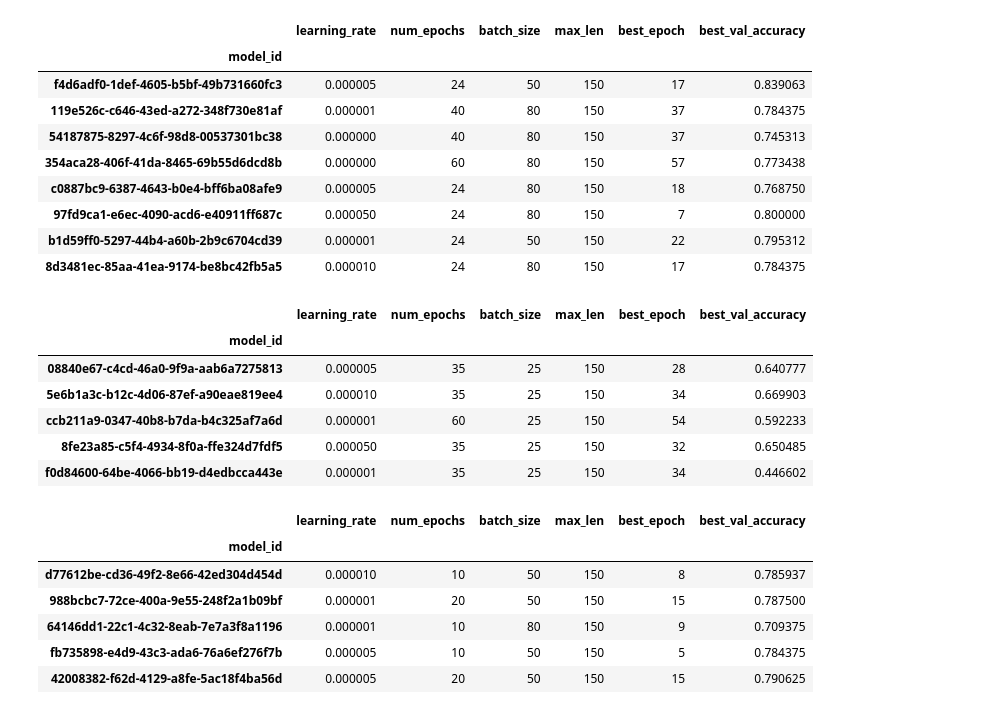
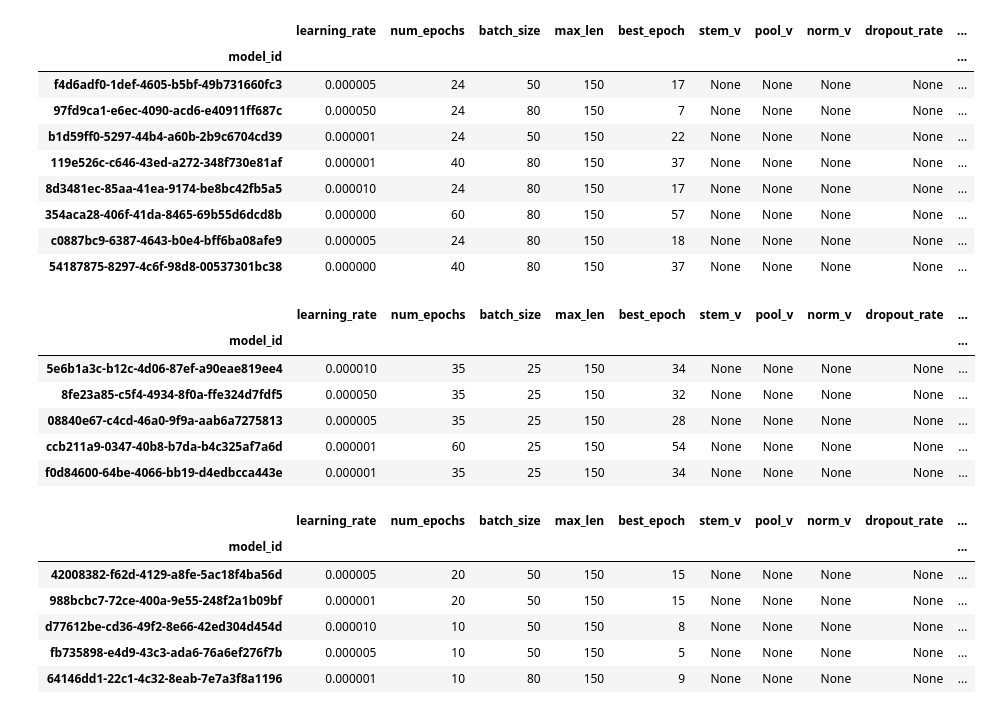
Before and after one commit to raymondfdavey/NLP_ASSESSMENT, a Jupyter notebook: plotting.ipynb, the cells around one changed output. Saved outputs shown, nothing was run; the diff lists cells and outputs as text; code cells hidden in the pictures.

```diff
--- a/plotting.ipynb
+++ b/plotting.ipynb
@@ -30,7 +30,11 @@ def plot(results_dir, graphs=False, confusion_matrix=False):
             epochs = data['hyperparameters'].get('num_epochs', None)
             batch_size = data['hyperparameters'].get('batch_size', None)
             max_len = data['hyperparameters'].get('max_len', None)
-
+            stem_v = data['hyperparameters'].get('stem_v', None)
+            pool_v = data['hyperparameters'].get('pool_v', None)
+            norm_v = data['hyperparameters'].get('norm_v', None)
+            dropout_rate = data['hyperparameters'].get('dropout_rate', None)
+            dr = data['hyperparameters'].get('dropout', None)
 
             row_data = {
                 'model_id': model_id,
@@ -39,6 +43,11 @@ def plot(results_dir, graphs=False, confusion_matrix=False):
                 'batch_size': batch_size,
                 'max_len': max_len,
                 'best_epoch':best_epoch,
+                'stem_v':stem_v,
+                'pool_v':pool_v,
+                'norm_v': norm_v,
+                'dropout_rate': dropout_rate,
+                'dr': dr,
                 'best_val_accuracy': best_val_acc,
             }
 
@@ -87,7 +96,11 @@ def plot(results_dir, graphs=False, confusion_matrix=False):
 
     df = pd.DataFrame(data_list)
     df.set_index('model_id', inplace=True)
+    df = df.sort_values('best_val_accuracy', ascending=False)
+    return df
 
+
+def style_df(df):
     def highlight_max(s):
         is_max = s == s.max()
         return ['background-color: yellow' if v else '' for v in is_max]
@@ -104,36 +117,36 @@ bert_seq_mult = './results/bert4seq_multi'
 w2v_bin = './results/w2v_binary'
 w2v_seq = './results/w2v_multi'
 # %%
-plot(bert_bin,graphs=False, confusion_matrix=False)
+style_df(plot(bert_bin,graphs=False, confusion_matrix=False))
 # %% [output]
-|  | learning_rate | num_epochs | batch_size | max_len | best_epoch | best_val_accuracy |
-| model_id |  |  |  |  |  |  |
-| f4d6adf0-1def-4605-b5bf-49b731660fc3 | 0.000005 | 24 | 50 | 150 | 17 | 0.839063 |
-| 119e526c-c646-43ed-a272-348f730e81af | 0.000001 | 40 | 80 | 150 | 37 | 0.784375 |
-| 54187875-8297-4c6f-98d8-00537301bc38 | 0.000000 | 40 | 80 | 150 | 37 | 0.745313 |
-| 354aca28-406f-41da-8465-69b55d6dcd8b | 0.000000 | 60 | 80 | 150 | 57 | 0.773438 |
-| c0887bc9-6387-4643-b0e4-bff6ba08afe9 | 0.000005 | 24 | 80 | 150 | 18 | 0.768750 |
-| 97fd9ca1-e6ec-4090-acd6-e40911ff687c | 0.000050 | 24 | 80 | 150 | 7 | 0.800000 |
-| b1d59ff0-5297-44b4-a60b-2b9c6704cd39 | 0.000001 | 24 | 50 | 150 | 22 | 0.795312 |
-| 8d3481ec-85aa-41ea-9174-be8bc42fb5a5 | 0.000010 | 24 | 80 | 150 | 17 | 0.784375 |
+|  | learning_rate | num_epochs | batch_size | max_len | best_epoch | stem_v | pool_v | norm_v | dropout_rate | ... |
+| model_id |  |  |  |  |  |  |  |  |  | ... |
+| f4d6adf0-1def-4605-b5bf-49b731660fc3 | 0.000005 | 24 | 50 | 150 | 17 | None | None | None | None | ... |
+| 97fd9ca1-e6ec-4090-acd6-e40911ff687c | 0.000050 | 24 | 80 | 150 | 7 | None | None | None | None | ... |
+| b1d59ff0-5297-44b4-a60b-2b9c6704cd39 | 0.000001 | 24 | 50 | 150 | 22 | None | None | None | None | ... |
+| 119e526c-c646-43ed-a272-348f730e81af | 0.000001 | 40 | 80 | 150 | 37 | None | None | None | None | ... |
+| 8d3481ec-85aa-41ea-9174-be8bc42fb5a5 | 0.000010 | 24 | 80 | 150 | 17 | None | None | None | None | ... |
+| 354aca28-406f-41da-8465-69b55d6dcd8b | 0.000000 | 60 | 80 | 150 | 57 | None | None | None | None | ... |
+| c0887bc9-6387-4643-b0e4-bff6ba08afe9 | 0.000005 | 24 | 80 | 150 | 18 | None | None | None | None | ... |
+| 54187875-8297-4c6f-98d8-00537301bc38 | 0.000000 | 40 | 80 | 150 | 37 | None | None | None | None | ... |
 # %%
-plot(bert_multi, graphs=False, confusion_matrix=False)
+style_df(plot(bert_multi, graphs=False, confusion_matrix=False))
 # %% [output]
-|  | learning_rate | num_epochs | batch_size | max_len | best_epoch | best_val_accuracy |
-| model_id |  |  |  |  |  |  |
-| 08840e67-c4cd-46a0-9f9a-aab6a7275813 | 0.000005 | 35 | 25 | 150 | 28 | 0.640777 |
-| 5e6b1a3c-b12c-4d06-87ef-a90eae819ee4 | 0.000010 | 35 | 25 | 150 | 34 | 0.669903 |
-| ccb211a9-0347-40b8-b7da-b4c325af7a6d | 0.000001 | 60 | 25 | 150 | 54 | 0.592233 |
-| 8fe23a85-c5f4-4934-8f0a-ffe324d7fdf5 | 0.000050 | 35 | 25 | 150 | 32 | 0.650485 |
-| f0d84600-64be-4066-bb19-d4edbcca443e | 0.000001 | 35 | 25 | 150 | 34 | 0.446602 |
+|  | learning_rate | num_epochs | batch_size | max_len | best_epoch | stem_v | pool_v | norm_v | dropout_rate | ... |
+| model_id |  |  |  |  |  |  |  |  |  | ... |
+| 5e6b1a3c-b12c-4d06-87ef-a90eae819ee4 | 0.000010 | 35 | 25 | 150 | 34 | None | None | None | None | ... |
+| 8fe23a85-c5f4-4934-8f0a-ffe324d7fdf5 | 0.000050 | 35 | 25 | 150 | 32 | None | None | None | None | ... |
+| 08840e67-c4cd-46a0-9f9a-aab6a7275813 | 0.000005 | 35 | 25 | 150 | 28 | None | None | None | None | ... |
+| ccb211a9-0347-40b8-b7da-b4c325af7a6d | 0.000001 | 60 | 25 | 150 | 54 | None | None | None | None | ... |
+| f0d84600-64be-4066-bb19-d4edbcca443e | 0.000001 | 35 | 25 | 150 | 34 | None | None | None | None | ... |
 # %%
-plot(bert_seq_bin, graphs=False, confusion_matrix=False)
+style_df(plot(bert_seq_bin, graphs=False, confusion_matrix=False))
 # %% [output]
-|  | learning_rate | num_epochs | batch_size | max_len | best_epoch | best_val_accuracy |
-| model_id |  |  |  |  |  |  |
-| d77612be-cd36-49f2-8e66-42ed304d454d | 0.000010 | 10 | 50 | 150 | 8 | 0.785937 |
-| 988bcbc7-72ce-400a-9e55-248f2a1b09bf | 0.000001 | 20 | 50 | 150 | 15 | 0.787500 |
-| 64146dd1-22c1-4c32-8eab-7e7a3f8a1196 | 0.000001 | 10 | 80 | 150 | 9 | 0.709375 |
-| fb735898-e4d9-43c3-ada6-76a6ef276f7b | 0.000005 | 10 | 50 | 150 | 5 | 0.784375 |
-| 42008382-f62d-4129-a8fe-5ac18f4ba56d | 0.000005 | 20 | 50 | 150 | 15 | 0.790625 |
+|  | learning_rate | num_epochs | batch_size | max_len | best_epoch | stem_v | pool_v | norm_v | dropout_rate | ... |
+| model_id |  |  |  |  |  |  |  |  |  | ... |
+| 42008382-f62d-4129-a8fe-5ac18f4ba56d | 0.000005 | 20 | 50 | 150 | 15 | None | None | None | None | ... |
+| 988bcbc7-72ce-400a-9e55-248f2a1b09bf | 0.000001 | 20 | 50 | 150 | 15 | None | None | None | None | ... |
+| d77612be-cd36-49f2-8e66-42ed304d454d | 0.000010 | 10 | 50 | 150 | 8 | None | None | None | None | ... |
+| fb735898-e4d9-43c3-ada6-76a6ef276f7b | 0.000005 | 10 | 50 | 150 | 5 | None | None | None | None | ... |
+| 64146dd1-22c1-4c32-8eab-7e7a3f8a1196 | 0.000001 | 10 | 80 | 150 | 9 | None | None | None | None | ... |
 # %%
```
Also changed, not shown: parts of 8 cells of this notebook, 42 other files.
